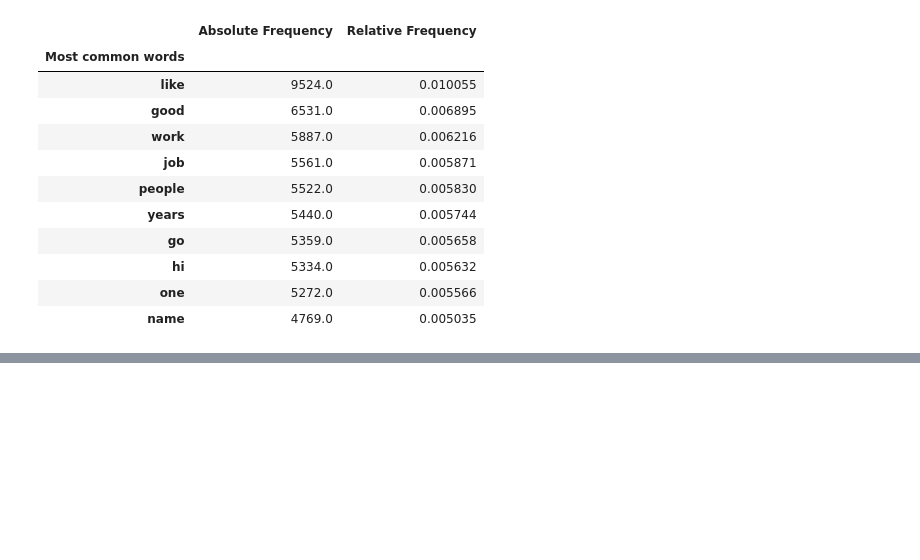
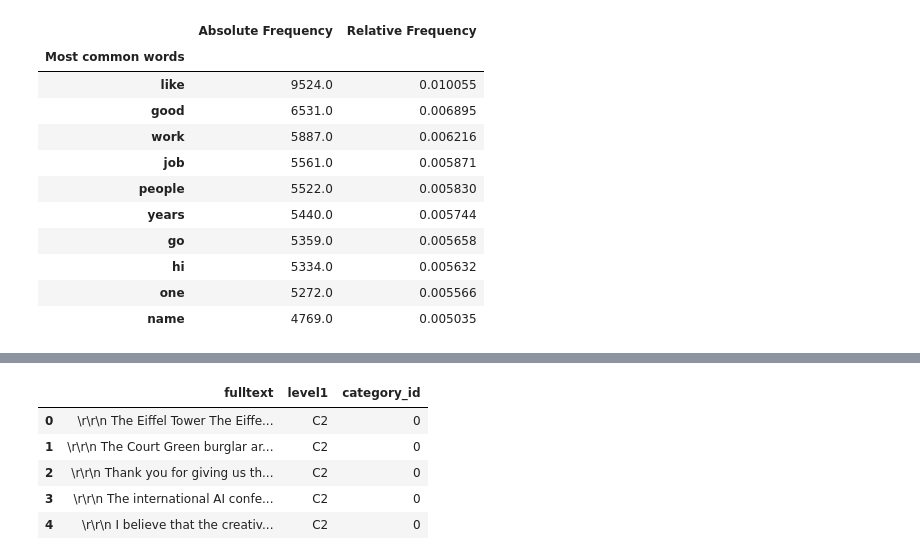
Before and after one commit to AFD-Project/AFD, a Jupyter notebook: TextMining.ipynb, the cells around one changed output, grey strips where cells are left out. Saved outputs shown, nothing was run; the diff lists cells and outputs as text; code cells hidden in the pictures; blank space fills up the shorter version.

```diff
--- a/TextMining.ipynb
+++ b/TextMining.ipynb
@@ -104,0 +123,21 @@ train_df.to_csv("DONNES/tokenize_train.csv")
+# %%
+from io import StringIO
+
+col = ['fulltext', 'level1']
+df = df[col]
+df = df[pd.notnull(df['fulltext'])]
+
+df.columns = ['fulltext', 'level1']
+
+df['category_id'] = df['level1'].factorize()[0]
+category_id_df = df[['level1', 'category_id']].drop_duplicates().sort_values('category_id')
+category_to_id = dict(category_id_df.values)
+id_to_category = dict(category_id_df[['category_id', 'level1']].values)
+df.head()
+# %% [output]
+|  | fulltext | level1 | category_id |
+| 0 | \r\r\n The Eiffel Tower The Eiffe... | C2 | 0 |
+| 1 | \r\r\n The Court Green burglar ar... | C2 | 0 |
+| 2 | \r\r\n Thank you for giving us th... | C2 | 0 |
+| 3 | \r\r\n The international AI confe... | C2 | 0 |
+| 4 | \r\r\n I believe that the creativ... | C2 | 0 |
```
Also changed, not shown: parts of 10 cells of this notebook.
